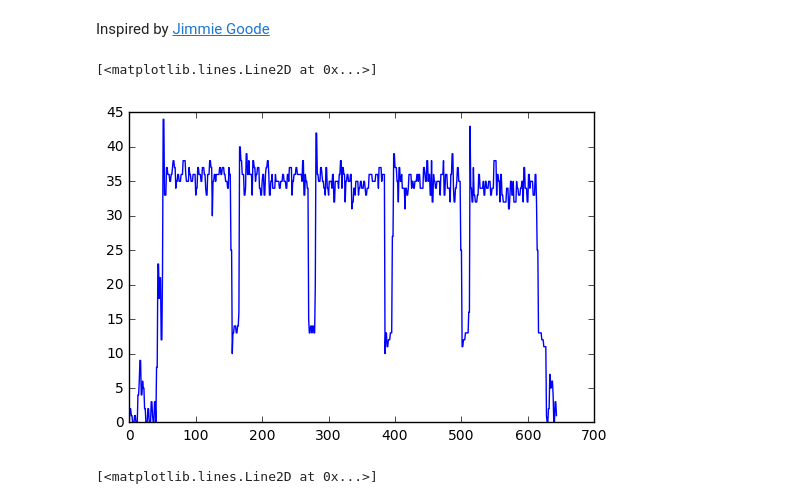
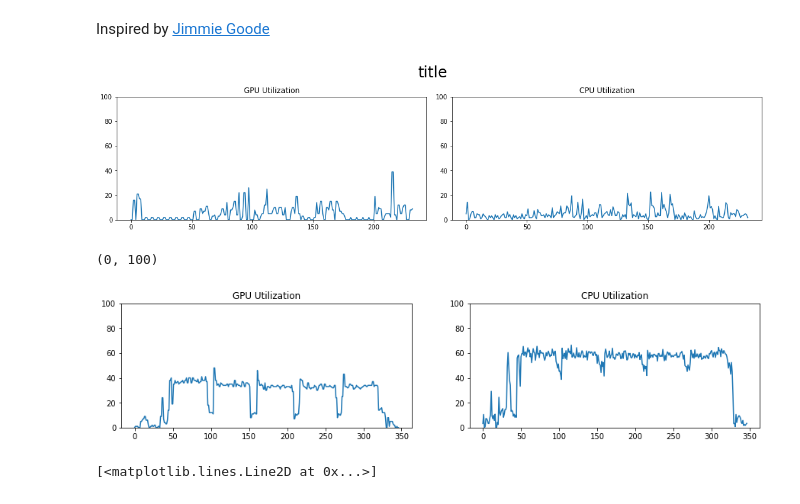
Before and after one commit to stratospark/keras-multiprocess-image-data-generator, a Jupyter notebook: nvidia-gpu-monitor.ipynb, the cells around one changed output. Saved outputs shown, nothing was run; the diff lists cells and outputs as text; code cells hidden in the pictures.

Commit message:
Improve notebook, add sysmonitor for GPU/CPU charts

```diff
--- a/nvidia-gpu-monitor.ipynb
+++ b/nvidia-gpu-monitor.ipynb
@@ -31,3 +34,32 @@ def gpu_info():
         desc = nvmlDeviceGetName(handle)
         info.append((i, desc, util.gpu)) #['GPU %i - %s' % (i, desc)] = util.gpu
     return info
+# %%
+utils = []
+
+class SysMonitor(threading.Thread):
+    shutdown = False
+
+    def __init__(self):
+        threading.Thread.__init__(self)
+
+    def run(self):
+        utils = []
+        while not self.shutdown:
+            dt = datetime.datetime.now()
+            util = gpu_info()
+            cpu_percent = psutil.cpu_percent()
+            utils.append([dt] + [x[2] for x in util] + [cpu_percent])
+            time.sleep(.1)
+
+    def stop(self):
+        self.shutdown = True
+
+    def plot(self):
+        fig, ax = plt.subplots(1, 2, figsize=(15, 3))
+        ax[0].title.set_text('GPU Utilization')
+        ax[0].plot([u[1] for u in utils])
+        ax[0].set_ylim([0, 100])
+        ax[1].title.set_text('CPU Utilization')
+        ax[1].plot([u[2] for u in utils])
+        ax[1].set_ylim([0, 100])
@@ -33,0 +72,12 @@ def gpu_info():
+# %%
+fig, ax = plt.subplots(1, 2, figsize=(15, 4))
+fig.suptitle('title', size=24)
+ax[0].title.set_text('GPU Utilization')
+ax[0].plot([u[1] for u in utils])
+ax[0].set_ylim([0, 100])
+ax[1].title.set_text('CPU Utilization')
+ax[1].plot([u[2] for u in utils])
+ax[1].set_ylim([0, 100])
+plt.tight_layout(rect=[0, 0.03, 1, 0.9])
+# %% [output]
+[figure, added]
@@ -54,16 +107,17 @@ while True:
         time.sleep(.1)
     except KeyboardInterrupt:
         break
-# %%
-# multiprocessing 7 process, 32 batch size
-# Epoch 5/5
-# 50000/50000 [==============================] - 11s - loss: 1.1568 - acc: 0.5881 - val_loss: 1.0848 - val_acc: 0.6166
-# CPU times: user 1min 33s, sys: 9.22 s, total: 1min 43s
-# Wall time: 59.6 s
-plt.plot([u[1] for u in utils])
-# %% [output]
-[<matplotlib.lines.Line2D at 0x...>]
-[figure, removed]
+# %%
+fig, ax = plt.subplots(1, 2, figsize=(15, 3))
+ax[0].title.set_text('GPU Utilization')
+ax[0].plot([u[1] for u in utils])
+ax[0].set_ylim([0, 100])
+ax[1].title.set_text('CPU Utilization')
+ax[1].plot([u[2] for u in utils])
+ax[1].set_ylim([0, 100])
+# %% [output]
+(0, 100)
+[figure, added]
 # %%
 # single thread, 32 batch size
 # Epoch 5/5
```
Also changed, not shown: parts of 13 cells of this notebook, 5 other files.
